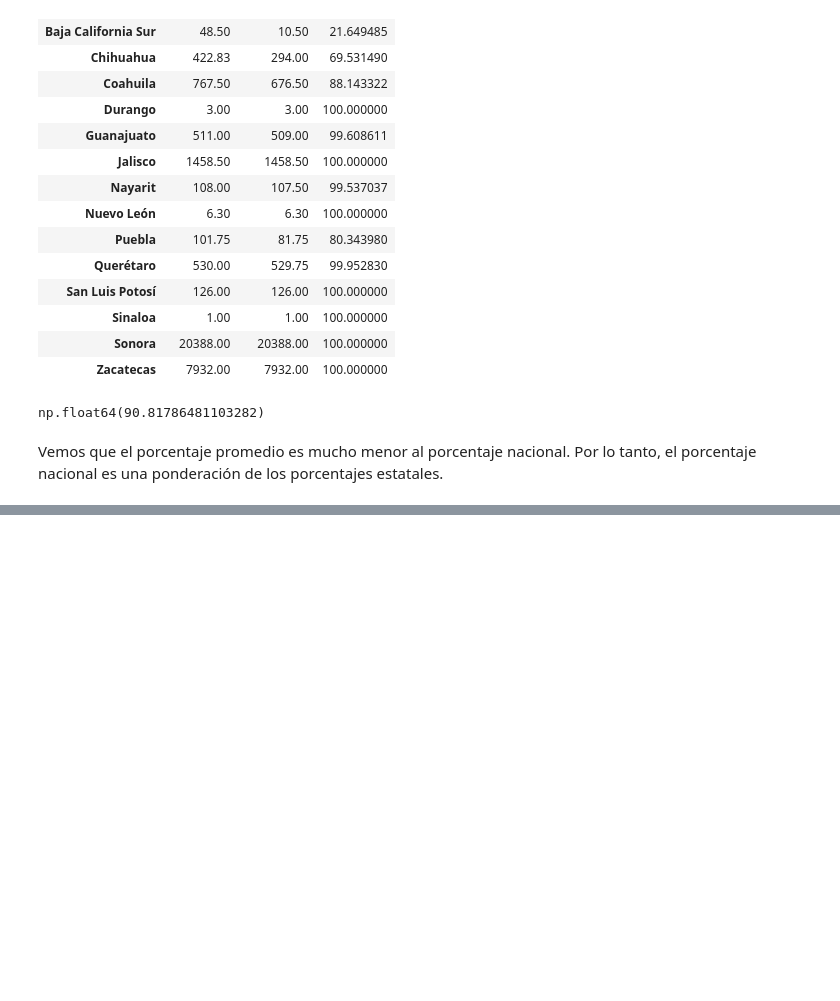
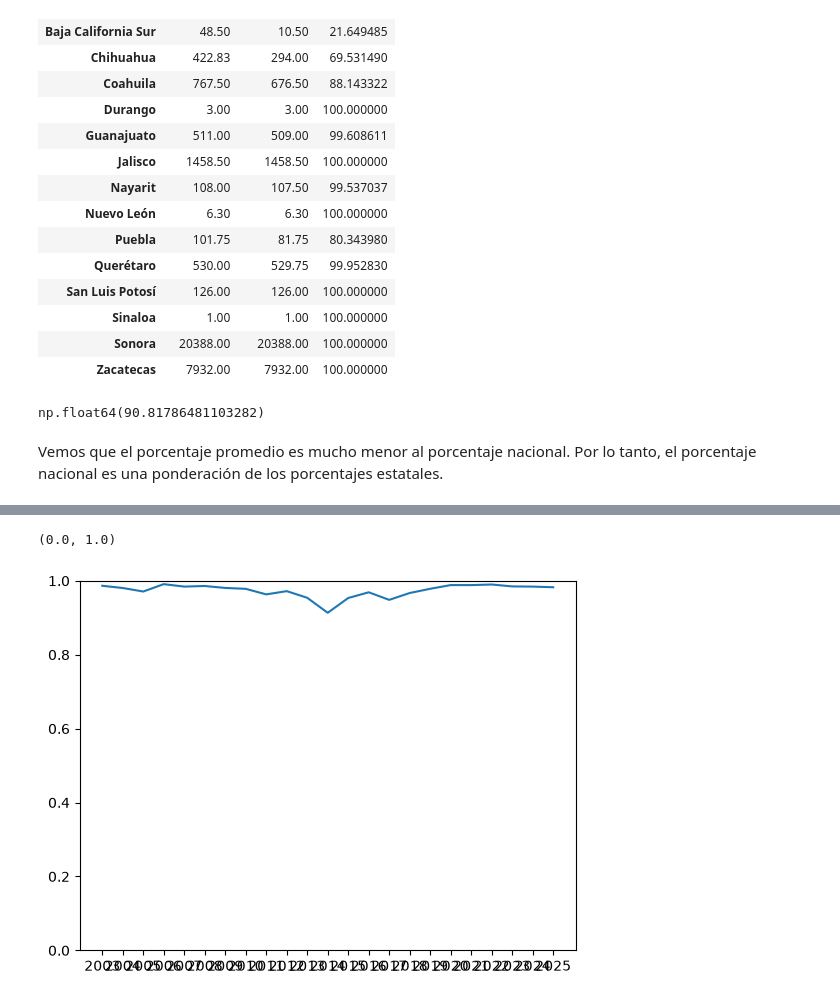
Before and after one commit to MCDagro3/proyecto_agronomia, a Jupyter notebook: notebooks/agroprod_3.ipynb, the cells around one changed output, grey strips where cells are left out. Cells and saved outputs as stored; diff of their text form; code cells hidden in the pictures; blank space fills up the shorter version.

Commit message:
success rate

```diff
--- a/notebooks/agroprod_3.ipynb
+++ b/notebooks/agroprod_3.ipynb
@@ -101,3 +80,0 @@ df_micho.head(n=5)
-# %%
-crops = df_micho['Nomcultivo'].unique().tolist()
-len(crops)
@@ -121,4 +80,0 @@ micho_bmun
-# %%
-df = micho_bmun.groupby('Anio')[['Sembrada','Cosechada','Siniestrada']].sum()
-df['TasaExito'] = df['Cosechada'] / df['Sembrada']
-df
@@ -215,0 +112,10 @@ agromodel(uq).detach().numpy()
+# %%
+def sucess_rate(crop, df):
+    prod_crop = df[df['Nomcultivo']==crop]
+    crop_rate = prod_crop['Cosechada'].sum() / prod_crop['Sembrada'].sum()
+    return crop_rate
+
+
+all_rate_crops = pd.DataFrame(index=crops, columns=['TasaExitoNacional'])
+for crop in all_rate_crops.index:
+    all_rate_crops.loc[crop, 'TasaExitoNacional'] = sucess_rate(crop, prodagro)
@@ -215,0 +129,8 @@ agromodel(uq).detach().numpy()
+# %%
+crop_history= pd.DataFrame(index=crops, columns=[f'{y}' for y in range(2003, 2026)])
+for k, prodagro in enumerate(dataset):
+    year = f"{2025-k}"
+    for crop in crop_history.index:
+        crop_history.loc[crop, f'{year}'] = sucess_rate(crop, prodagro)
+
+crop_history
@@ -215,0 +189,8 @@ agromodel(uq).detach().numpy()
+# %%
+import matplotlib.pyplot as plt
+
+plt.plot(crop_history.columns, crop_history.loc['Nopalitos'])
+plt.ylim([0,1])
+# %% [output]
+(0.0, 1.0)
+[figure, added]
```
Also changed, not shown: parts of 27 cells of this notebook.
